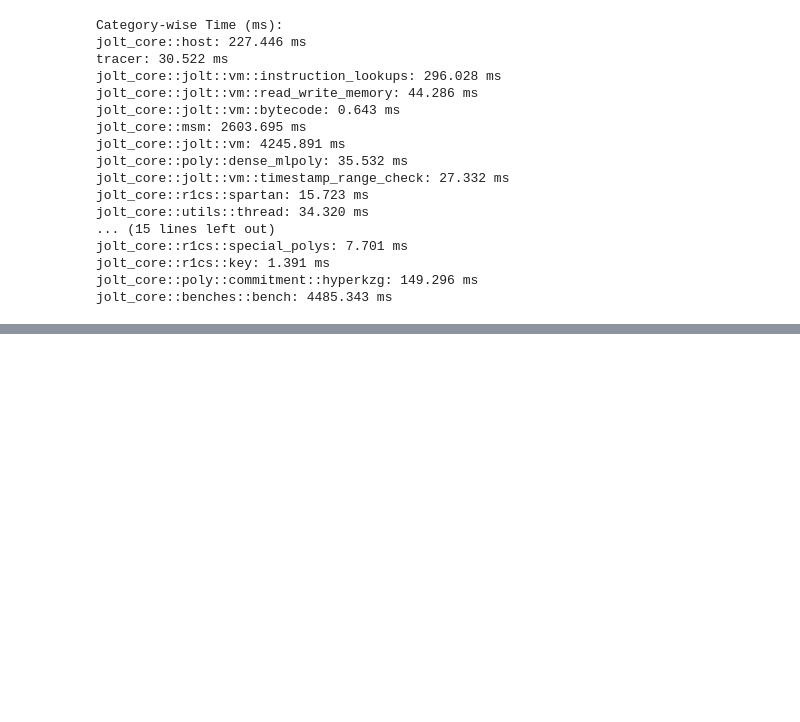
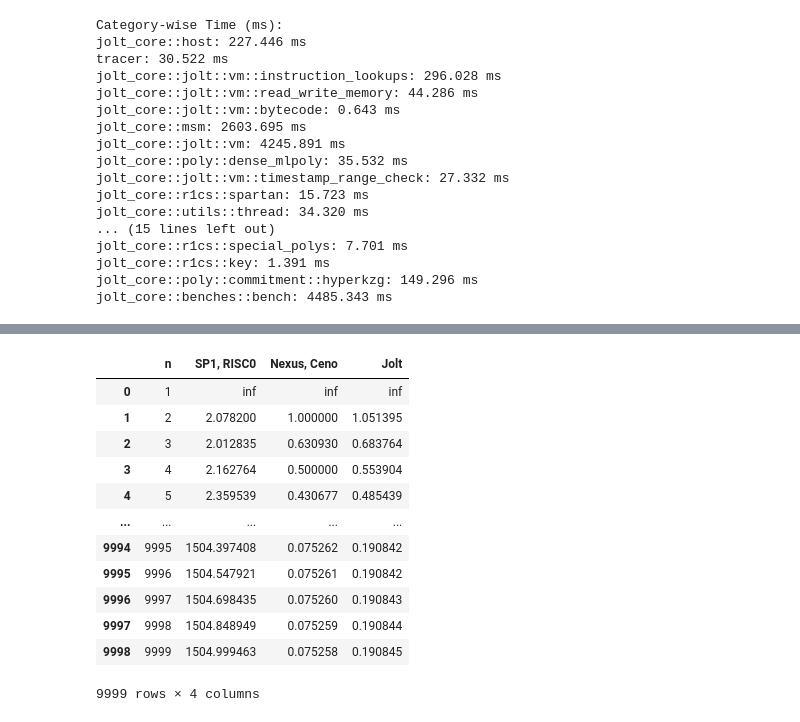
Before and after one commit to grandchildrice/zkvm-benchmarks, a Jupyter notebook: results/reports_20241221.ipynb, the cells around one changed output, grey strips where cells are left out. Saved outputs shown, nothing was run; the diff lists cells and outputs as text; code cells hidden in the pictures; blank space fills up the shorter version.

```diff
--- a/results/reports_20241221.ipynb
+++ b/results/reports_20241221.ipynb
@@ -239,0 +282,23 @@ jolt_core::benches::bench: 4485.343 ms
+# %%
+df = pd.DataFrame({
+    'n': n_values,
+    'SP1, RISC0': efficiency_rate_mlogm,
+    'Nexus, Ceno': efficiency_rate_logm,
+    'Jolt': efficiency_rate_logmloglogm,
+})
+
+df
+# %% [output]
+|  | n | SP1, RISC0 | Nexus, Ceno | Jolt |
+| 0 | 1 | inf | inf | inf |
+| 1 | 2 | 2.078200 | 1.000000 | 1.051395 |
+| 2 | 3 | 2.012835 | 0.630930 | 0.683764 |
+| 3 | 4 | 2.162764 | 0.500000 | 0.553904 |
+| 4 | 5 | 2.359539 | 0.430677 | 0.485439 |
+| ... | ... | ... | ... | ... |
+| 9994 | 9995 | 1504.397408 | 0.075262 | 0.190842 |
+| 9995 | 9996 | 1504.547921 | 0.075261 | 0.190842 |
+| 9996 | 9997 | 1504.698435 | 0.075260 | 0.190843 |
+| 9997 | 9998 | 1504.848949 | 0.075259 | 0.190844 |
+| 9998 | 9999 | 1504.999463 | 0.075258 | 0.190845 |
+9999 rows × 4 columns
```
Also changed, not shown: parts of 1 cell of this notebook.
